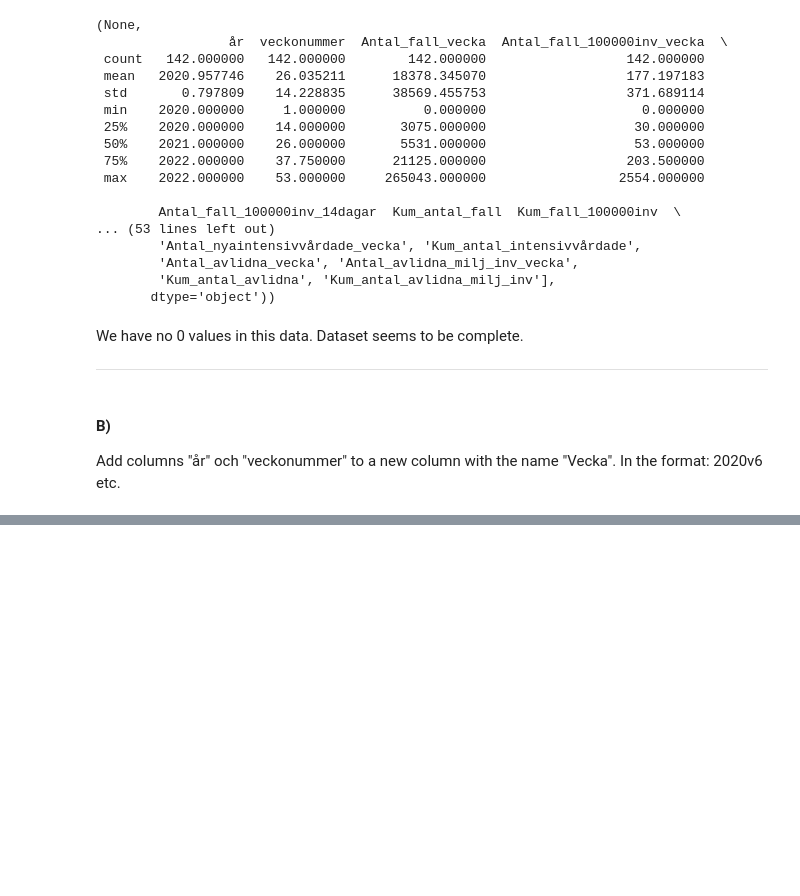
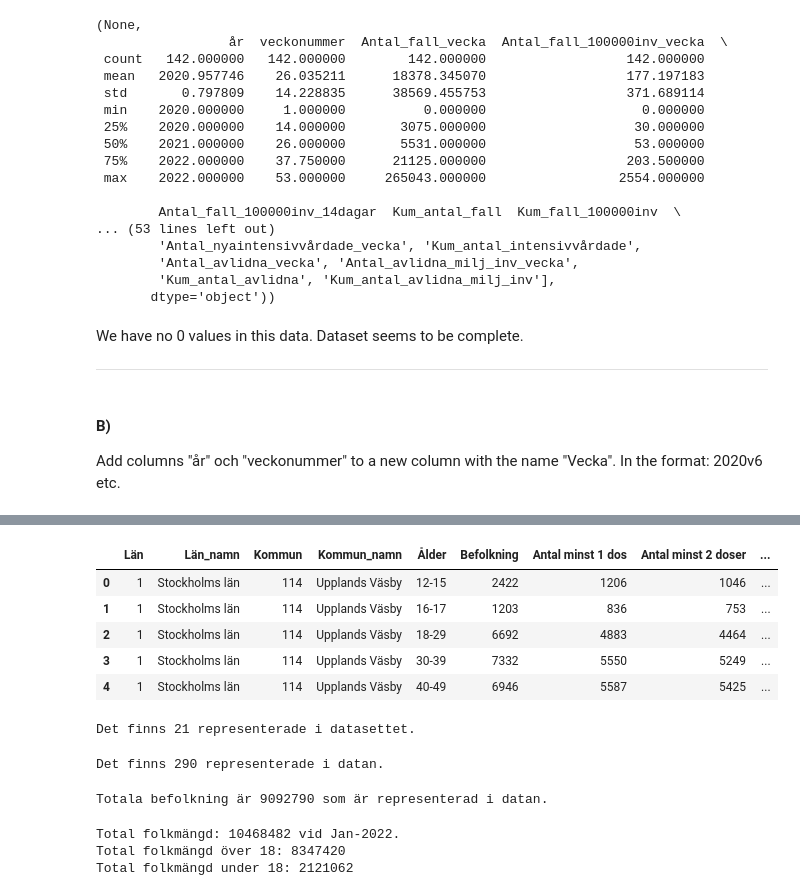
Before and after one commit to smlatic/Databehandling-Edin-Smlatic, a Jupyter notebook: Lab/Lab1-Covid/lab-Covid.ipynb, the cells around one changed output, grey strips where cells are left out. Drawn from its saved outputs; the diff is of its cells as text; code cells hidden in the pictures; blank space fills up the shorter version.

```diff
--- a/Lab/Lab1-Covid/lab-Covid.ipynb
+++ b/Lab/Lab1-Covid/lab-Covid.ipynb
@@ -116,0 +140,50 @@ sns.boxplot(data=df, x='team', y='blocks', ax=axes[1,1])
+# %%
+vaccindata = pd.read_excel("../Lab1-Covid/Folkhalsomyndigheten_Covid19_Vaccine.xlsx", sheet_name="Vaccinerade kommun och ålder")
+vaccindata.head()
+# %% [output]
+|  | Län | Län_namn | Kommun | Kommun_namn | Ålder | Befolkning | Antal minst 1 dos | Antal minst 2 doser | ... |
+| 0 | 1 | Stockholms län | 114 | Upplands Väsby | 12-15 | 2422 | 1206 | 1046 | ... |
+| 1 | 1 | Stockholms län | 114 | Upplands Väsby | 16-17 | 1203 | 836 | 753 | ... |
+| 2 | 1 | Stockholms län | 114 | Upplands Väsby | 18-29 | 6692 | 4883 | 4464 | ... |
+| 3 | 1 | Stockholms län | 114 | Upplands Väsby | 30-39 | 7332 | 5550 | 5249 | ... |
+| 4 | 1 | Stockholms län | 114 | Upplands Väsby | 40-49 | 6946 | 5587 | 5425 | ... |
+# %%
+# a) Hur många län finns representerade?
+
+antal_län = vaccindata["Län_namn"].unique()
+print(f"Det finns {len(antal_län)} representerade i datan.")
+# %% [output]
+Det finns 21 representerade i datasettet.
+# %%
+# b) Hur många kommuner finns representerade i datasetet?
+
+antal_kommuner = vaccindata["Kommun_namn"].unique()
+print(f"Det finns {len(antal_kommuner)} representerade i datan.")
+# %% [output]
+Det finns 290 representerade i datan.
+# %%
+# c) Hur stor är befolkningen som är representerad i datasetet?
+
+total_befolkning = vaccindata["Befolkning"].sum()
+print(f"Totala befolkning är {total_befolkning} som är representerad i datan.")
+# %% [output]
+Totala befolkning är 9092790 som är representerad i datan.
+# %%
+# d)  Beräkna hur många barn under 18 år det finns i Sverige baserat på det här datasetet. Du får leta upp
+#     statistik på hur stor totala befolkningen är i Sverige.
+
+befolkning_sverige = pd.read_excel("../Lab1-Covid/tabkv12022.xlsx", sheet_name="Totalt")
+folkmängd = befolkning_sverige.iloc[7]["Unnamed: 2"]
+print(f"Total folkmängd: {folkmängd} vid Jan-2022.")
+
+# folkmängd över > 18.
+above_18 = vaccindata.loc[(vaccindata['Ålder'] != '12-15') & (vaccindata['Ålder'] != '16-17')]
+print(f"Total folkmängd över 18: {above_18['Befolkning'].sum()}")
+
+# Folkmängd under 18.
+under_18 = folkmängd - above_18["Befolkning"].sum()
+print(f"Total folkmängd under 18: {under_18}")
+# %% [output]
+Total folkmängd: 10468482 vid Jan-2022.
+Total folkmängd över 18: 8347420
+Total folkmängd under 18: 2121062
```
Also changed, not shown: parts of 12 cells of this notebook, 7 other files.
